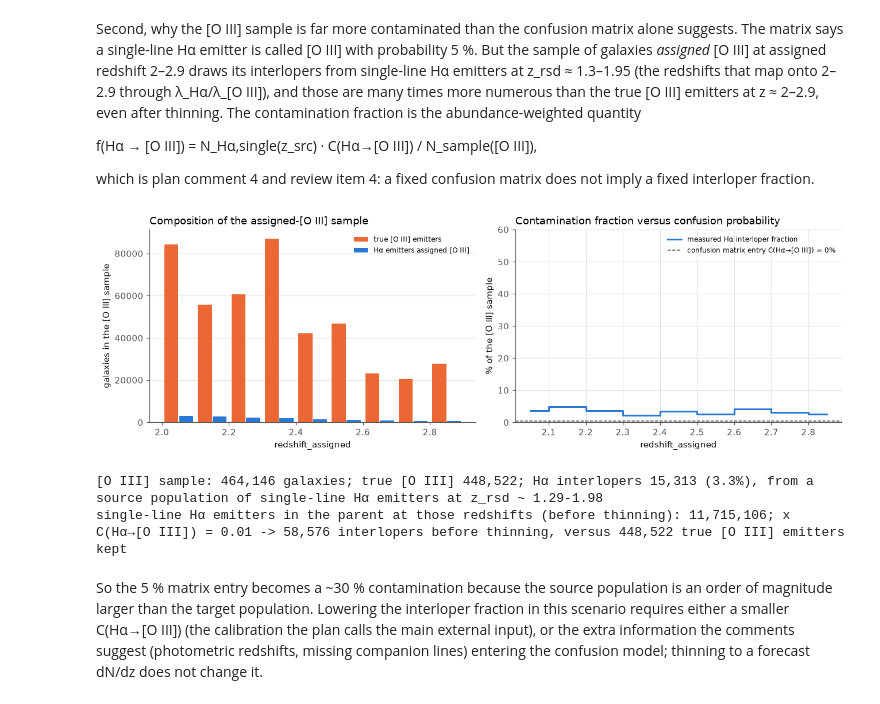
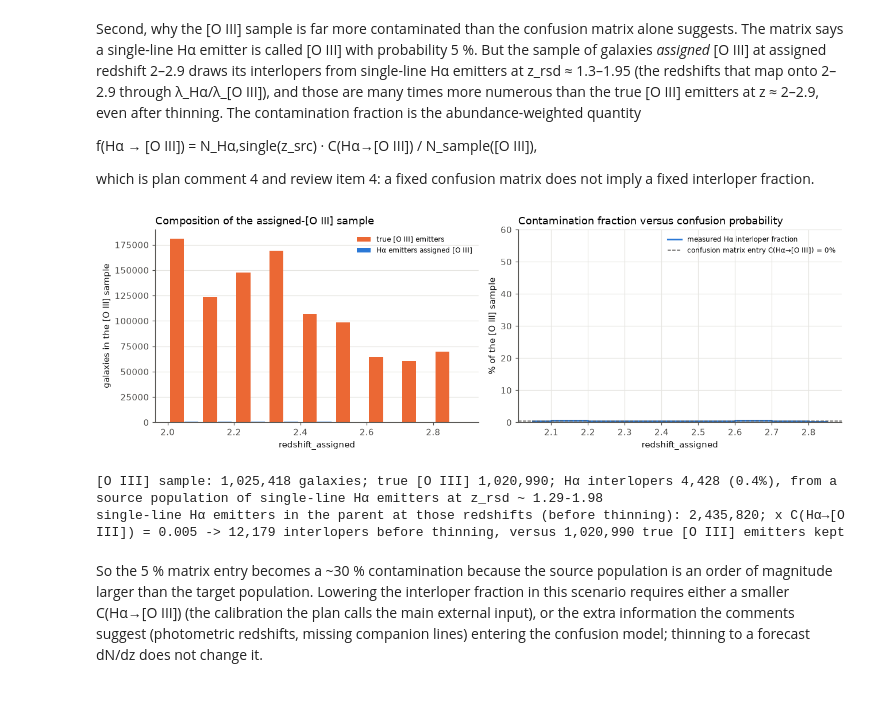
Before and after one commit to willlake/RomanMock, a Jupyter notebook: notebooks/05_full_run.ipynb, the cells around one changed output. Saved outputs shown, nothing was run; the diff lists cells and outputs as text; code cells hidden in the pictures.

```diff
--- a/notebooks/05_full_run.ipynb
+++ b/notebooks/05_full_run.ipynb
@@ -27,7 +27,7 @@ os.makedirs(WORK, exist_ok=True)
 # %%
 import time
 from romanmock import RomanMockConfig, RomanMockPipeline
-from romanmock.roman import DEFAULT_LINE_FLUX_LIMIT as FLUX_LIMIT
+from romanmock.roman import DEFAULT_LINE_FLUX_LIMIT as FLUX_LIMIT, DEFAULT_SECONDARY_LINE_FLUX_LIMIT as SECONDARY_LIMIT
 
 from romanmock.io import memory_budget_gb, suggest_n_workers
 
@@ -35,14 +35,16 @@ from romanmock.io import memory_budget_gb, suggest_n_workers
 # (node memory, or the per-user cgroup cap on a NERSC login node)
 N_WORKERS = suggest_n_workers(max_workers=32)
 print(f"memory budget {memory_budget_gb():.0f} GB -> {N_WORKERS} worker(s)")
-OUT_DIR = os.path.join(WORK, "full")
+OUT_DIR = os.path.join(WORK, f"full_F{FLUX_LIMIT:.1e}_S{SECONDARY_LIMIT:.1e}")   # one directory per pair of limits
 
 cfg = RomanMockConfig.from_dict({
     "catalog": {"path": CATALOG},                        # every slice, z = 0-4
     "output": {"dir": OUT_DIR, "overwrite": False,
                "passthrough_columns": ["ra", "dec", "redshift_true"]},          # plus redshift_rsd, redshift_assigned, id_outcome, identification columns
     "line_set": "roman_transitions",
-    "sensitivity": {"type": "constant", "flux_limit": FLUX_LIMIT, "wave_range": [10000.0, 19300.0]},
+    # primary limit for the first line of a galaxy, lower secondary limit for its other lines
+    "sensitivity": {"type": "constant", "flux_limit": FLUX_LIMIT, "secondary_flux_limit": SECONDARY_LIMIT,
+                    "wave_range": [10000.0, 19300.0]},
     "detection": {"type": "threshold"},
     # confusion: omitted -> the package default scenario (romanmock.config.DEFAULT_CONFUSION_ROWS):
     #   true Ha called [O III] 5007 with p = 0.005; true [O III] 5007, [S III] 9532 called Ha with p = 0.05;
@@ -269,7 +273,7 @@ cfg.output.overwrite = True
 print("default sample columns:", cfg.output.sample_columns)
 cfg.output.sample_columns = None    # keep every parent column here: the composition plots below need line_true
 t0 = time.time()
-sample_files = pipe.build_samples(samples=samples)
+sample_files = pipe.build_samples(samples=samples, n_workers=min(N_WORKERS, 16))   # slice by slice, ~1.7 GB per worker
 print(f"{(time.time() - t0) / 60:.1f} min")
 sample_files
 # %% [output]
@@ -362,39 +368,39 @@ interloper fraction.
 from romanmock import IdOutcome
 
 i_ha, i_o3 = pipe.line_set.bit("Ha"), pipe.line_set.bit("OIII_5007")
-d = oc.open(sample_files[1]).select("redshift_assigned", "redshift_rsd", "line_true", "id_outcome").get_data("numpy", wrap_single=True)
+d = open_sample(sample_files[1]).select("redshift_assigned", "redshift_rsd", "line_true", "id_outcome").get_data("numpy", wrap_single=True)
 edges = np.linspace(2.0, 2.9, 10)
 zc = 0.5 * (edges[1:] + edges[:-1])
 true_o3 = d["line_true"] == i_o3
 ha_interloper = (d["line_true"] == i_ha) & (d["id_outcome"] == IdOutcome.SINGLE_MISID)
 n_true, _ = np.histogram(d["redshift_assigned"][true_o3], bins=edges)
 n_int, _ = np.histogram(d["redshift_assigned"][ha_interloper], bins=edges)
 n_all, _ = np.histogram(d["redshift_assigned"], bins=edges)
 
 # source population: single-line Hα emitters (after thinning) at the redshifts that map into each bin
 lam_ratio = pipe.line_set["Ha"].rest_wave / pipe.line_set["OIII_5007"].rest_wave
 src_edges = (1 + edges) / lam_ratio - 1
 c_ha_o3 = pipe.confusion.matrix[i_ha, i_o3]
 
 fig, (ax1, ax2) = plt.subplots(1, 2, figsize=(12, 4))
 w = np.diff(edges)
 ax1.bar(zc - 0.22 * w, n_true, width=0.42 * w, color=plotting.feature_color("OIII_5007"), label="true [O III] emitters")
 ax1.bar(zc + 0.22 * w, n_int, width=0.42 * w, color=plotting.feature_color("Ha"), label="Hα emitters assigned [O III]")
 ax1.set_xlabel("redshift_assigned"); ax1.set_ylabel("galaxies in the [O III] sample"); ax1.set_title("Composition of the assigned-[O III] sample"); ax1.legend(fontsize=8)
 ax1.grid(axis="x", visible=False)
 ax2.step(zc, 100 * n_int / n_all, where="mid", color=plotting.feature_color("Ha"), label="measured Hα interloper fraction")
 ax2.axhline(100 * c_ha_o3, color=plotting.TEXT_SECONDARY, ls="--", lw=1, label=f"confusion matrix entry C(Hα→[O III]) = {100 * c_ha_o3:.0f}%")
 ax2.set_ylim(0, 60); ax2.set_xlabel("redshift_assigned"); ax2.set_ylabel("% of the [O III] sample"); ax2.set_title("Contamination fraction versus confusion probability"); ax2.legend(fontsize=8)
 plt.tight_layout(); plt.show()
 print(f"[O III] sample: {n_all.sum():,} galaxies; true [O III] {n_true.sum():,}; Hα interlopers {n_int.sum():,} "
       f"({100 * n_int.sum() / n_all.sum():.1f}%), from a source population of single-line Hα emitters at z_rsd ~ {src_edges[0]:.2f}-{src_edges[-1]:.2f}")
 n_src = np.sum((pdata['line_true'] == i_ha) & (pdata['n_det'] == 1) & (pdata['redshift_rsd'] >= src_edges[0]) & (pdata['redshift_rsd'] <= src_edges[-1]))
 print(f"single-line Hα emitters in the parent at those redshifts (before thinning): {n_src:,}; "
-      f"x C(Hα→[O III]) = {c_ha_o3:.2f} -> {n_src * c_ha_o3:,.0f} interlopers before thinning, versus {n_true.sum():,} true [O III] emitters kept")
+      f"x C(Hα→[O III]) = {c_ha_o3:.3f} -> {n_src * c_ha_o3:,.0f} interlopers before thinning, versus {n_true.sum():,} true [O III] emitters kept")
 # %% [output]
-[figure, old version]
+[figure, new version]
-[O III] sample: 464,146 galaxies; true [O III] 448,522; Hα interlopers 15,313 (3.3%), from a source population of single-line Hα emitters at z_rsd ~ 1.29-1.98
-single-line Hα emitters in the parent at those redshifts (before thinning): 11,715,106; x C(Hα→[O III]) = 0.01 -> 58,576 interlopers before thinning, versus 448,522 true [O III] emitters kept
+[O III] sample: 1,025,418 galaxies; true [O III] 1,020,990; Hα interlopers 4,428 (0.4%), from a source population of single-line Hα emitters at z_rsd ~ 1.29-1.98
+single-line Hα emitters in the parent at those redshifts (before thinning): 2,435,820; x C(Hα→[O III]) = 0.005 -> 12,179 interlopers before thinning, versus 1,020,990 true [O III] emitters kept
 # %% [markdown]
 So the 5 % matrix entry becomes a ~30 % contamination because the source population is an order of
 magnitude larger than the target population. Lowering the interloper fraction in this scenario
```
Also changed, not shown: parts of 13 cells of this notebook, 37 other files.
